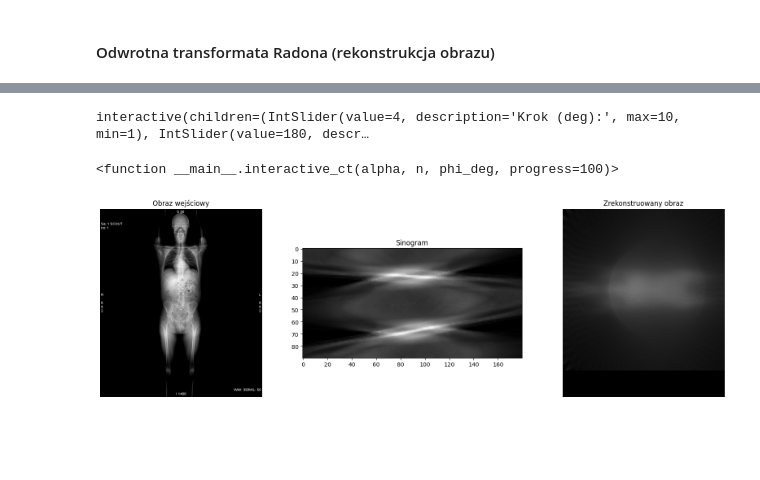
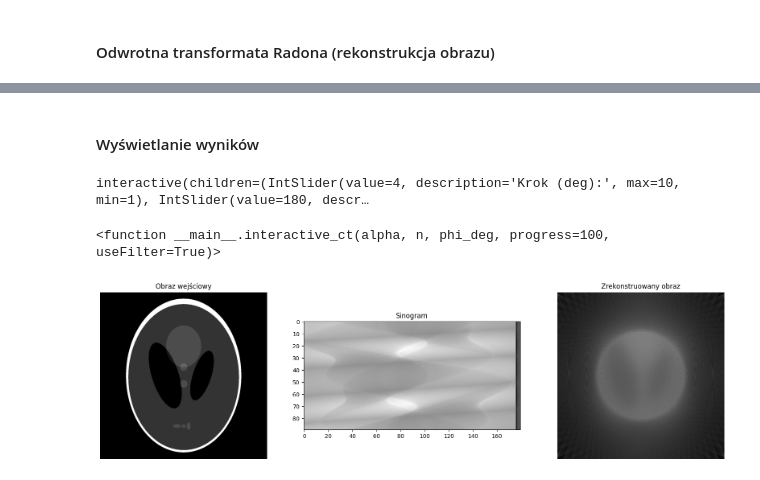
Before and after one commit to oliwiatarent/computed-tomography-simulator, a Jupyter notebook: ct-simulator.ipynb, the cells around one changed output, grey strips where cells are left out. Saved outputs shown, nothing was run; the diff lists cells and outputs as text; code cells hidden in the pictures; blank space fills up the shorter version.

```diff
--- a/ct-simulator.ipynb
+++ b/ct-simulator.ipynb
@@ -79,7 +71,7 @@ def filter(sinogram):
     filtered_sinogram = []
     kernel = []
 
-    for k in range(21):
+    for k in range(-10, 11):
         if k == 0:
             kernel.append(1)
         elif k % 2 == 0:
@@ -87,12 +79,12 @@ def filter(sinogram):
         else:
             kernel.append((-4 / (np.pi**2)) / k**2)
 
-    kernel = kernel[0:len(kernel) // 2]
+    # kernel = kernel[0:len(kernel) // 2]
 
     for i in range(len(sinogram)):
         filtered_sinogram.append(np.convolve(sinogram[i, :], kernel, mode='same'))
 
-    return filtered_sinogram
+    return np.array(filtered_sinogram)
 # %% [markdown]
 #### Odwrotna transformata Radona (rekonstrukcja obrazu)
 # %%
@@ -146,6 +138,11 @@ def inverse_radon_transformation(img, sinogram, alpha, n, phi, iterations=None):
 
             for x, y in line:
                 if 0 <= x < h and 0 <= y < w:
-                    reconstructed_img[x, y] += val
+                    reconstructed_img[y, x] += val
+
+    img_min = np.min(reconstructed_img)
+    img_max = np.max(reconstructed_img)
+
+    reconstructed_img = (reconstructed_img - img_min) / (img_max - img_min)
 
     return reconstructed_img
@@ -151,0 +205,8 @@ def inverse_radon_transformation(img, sinogram, alpha, n, phi, iterations=None):
+# %%
+img = io.imread("img/Shepp_logan.jpg")
+
+if len(img.shape) == 3:
+    img = color.rgb2gray(img)
+
+plt.imshow(img, cmap='gray')
+plt.show()
@@ -152,5 +215,7 @@ def inverse_radon_transformation(img, sinogram, alpha, n, phi, iterations=None):
+# %% [markdown]
+#### Wyświetlanie wyników
 # %%
-def interactive_ct(alpha, n, phi_deg, progress=100):
+def interactive_ct(alpha, n, phi_deg, progress=100, useFilter=True):
     phi_rad = np.deg2rad(phi_deg)
 
     total_iterations = len(np.arange(0, 360, alpha))
@@ -158,6 +223,10 @@ def interactive_ct(alpha, n, phi_deg, progress=100):
 
     sinogram = radon_transformation(img, alpha, n, phi_rad, current_iterations)
 
+    if useFilter:
+        sinogram = filter(sinogram)
+
+    global reconstructed_img
     reconstructed_img = inverse_radon_transformation(img, sinogram, alpha, n, phi_rad, current_iterations)
 
     if np.max(reconstructed_img) > 0:
@@ -180,6 +249,8 @@ def interactive_ct(alpha, n, phi_deg, progress=100):
     axes[2].set_title(f"Zrekonstruowany obraz")
     axes[2].axis('off')
 
+    save_as_dicom('patient_45.dcm', reconstructed_img, {'PatientName': 'Scout', 'PatientID': '45', 'ImageComments': 'test'})
+
     plt.show()
 # %%
 interact(
@@ -187,12 +258,13 @@ interact(
     alpha=IntSlider(min=1, max=10, step=1, value=4, description='Krok (deg):'),
     n=IntSlider(min=90, max=360, step=10, value=180, description='Detektory:'),
     phi_deg=IntSlider(min=45, max=270, step=15, value=90, description='Rozpiętość:'),
-    progress=IntSlider(min=2, max=100, step=2, value=100, description='Postęp %:')
+    progress=IntSlider(min=2, max=100, step=2, value=100, description='Postęp %:'),
+    useFilter = True
 )
 # %% [output]
 interactive(children=(IntSlider(value=4, description='Krok (deg):', max=10, min=1), IntSlider(value=180, descr…
-<function __main__.interactive_ct(alpha, n, phi_deg, progress=100)>
+<function __main__.interactive_ct(alpha, n, phi_deg, progress=100, useFilter=True)>
 # %%
-interactive_ct(4, 180, 90)
+interactive_ct(4, 180, 90, 100, True)
 # %% [output]
-[figure, old version]
+[figure, new version]
```
Also changed, not shown: parts of 7 cells of this notebook, 1 other file.
